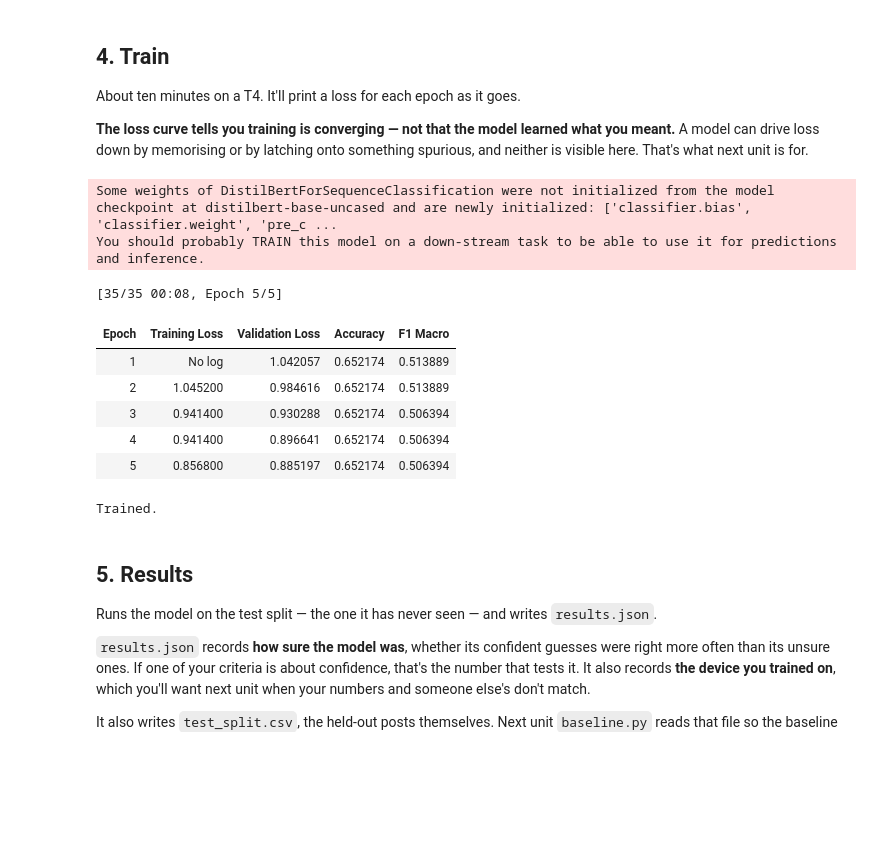
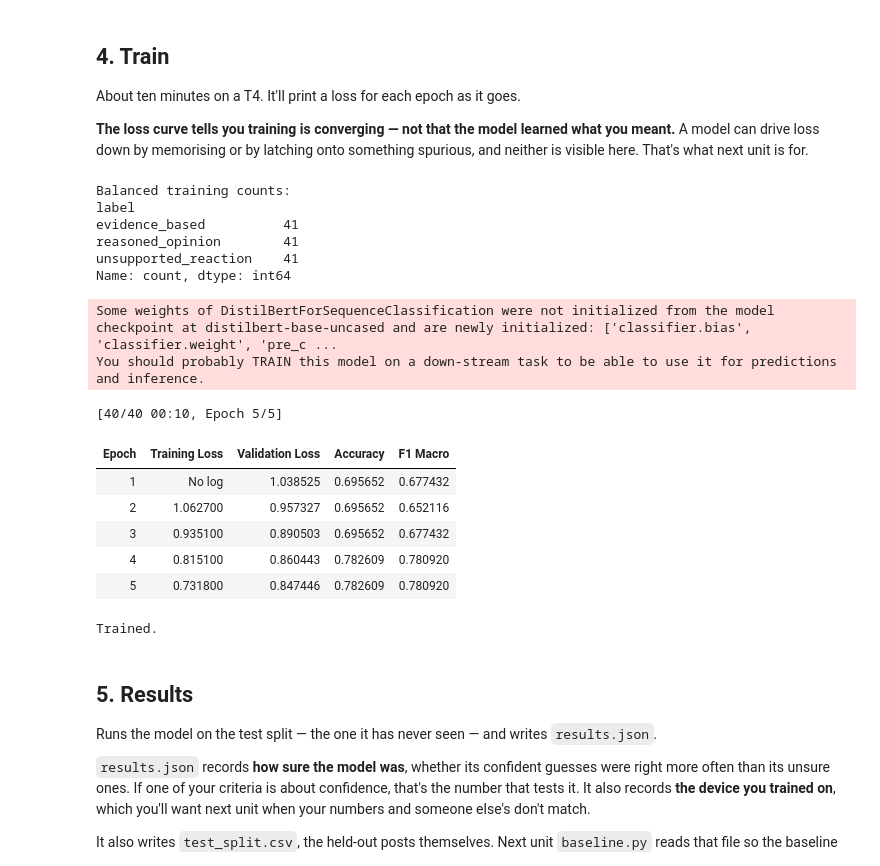
Before and after one commit to Dyuthi-sree/ai201-project3-takemeter-starter-v2026, a Jupyter notebook: takemeter.ipynb, the cells around one changed output. Drawn from its saved outputs; the diff is of its cells as text; code cells hidden in the pictures; blank space fills up the shorter version.

Commit message:
Measure balanced-training improvement across three seeds

```diff
--- a/takemeter.ipynb
+++ b/takemeter.ipynb
@@ -437,6 +437,29 @@ def train_model(train_df, val_df, labels, seed, epochs, learning_rate, batch_siz
                 base_model, quiet=False):
     """Fine-tune and return (trainer, tokenizer)."""
     set_seed(seed)
+        # Balance only the training split by oversampling smaller labels.
+    # Validation and test sets remain unchanged.
+    largest_label_count = train_df["label"].value_counts().max()
+    balanced_parts = []
+
+    for label_name in labels:
+        label_rows = train_df[train_df["label"] == label_name]
+        balanced_parts.append(
+            label_rows.sample(
+                n=largest_label_count,
+                replace=True,
+                random_state=seed,
+            )
+        )
+
+    balanced_train_df = (
+        pd.concat(balanced_parts, ignore_index=True)
+        .sample(frac=1, random_state=seed)
+        .reset_index(drop=True)
+    )
+
+    print("Balanced training counts:")
+    print(balanced_train_df["label"].value_counts())
 
     tokenizer = AutoTokenizer.from_pretrained(base_model)
     model = AutoModelForSequenceClassification.from_pretrained(
@@ -449,49 +472,56 @@ def train_model(train_df, val_df, labels, seed, epochs, learning_rate, batch_siz
     def tokenize(batch):
         return tokenizer(batch["text"], truncation=True, padding="max_length", max_length=MAX_LENGTH)
 
-    train_ds = Dataset.from_pandas(to_ids(train_df, labels)).map(tokenize, batched=True)
+    train_ds = Dataset.from_pandas(to_ids(balanced_train_df, labels)).map(
+    tokenize, batched=True)
     val_ds = Dataset.from_pandas(to_ids(val_df, labels)).map(tokenize, batched=True)
 
     args = TrainingArguments(
         output_dir="./takemeter_out",
         num_train_epochs=epochs,
         learning_rate=learning_rate,
         per_device_train_batch_size=batch_size,
         per_device_eval_batch_size=batch_size,
         eval_strategy="epoch",
         save_strategy="no",
         logging_steps=10,
         seed=seed,
         report_to="none",
         disable_tqdm=quiet,
     )
 
     trainer = Trainer(
         model=model,
         args=args,
         train_dataset=train_ds,
         eval_dataset=val_ds,
         compute_metrics=compute_metrics,
     )
     trainer.train()
     return trainer, tokenizer
 
 
 trainer, tokenizer = train_model(
     train_df, val_df, LABELS, SEED, EPOCHS, LEARNING_RATE, BATCH_SIZE, BASE_MODEL
 )
 print("\nTrained.")
 # %% [output]
-Some weights of DistilBertForSequenceClassification were not initialized from the model checkpoint at distilbert-base-uncased and are newly initialized: ['classifier.bias', 'classifier.weight', 'pre_c ...
-You should probably TRAIN this model on a down-stream task to be able to use it for predictions and inference.
+Balanced training counts:
+label
+evidence_based          41
+reasoned_opinion        41
+unsupported_reaction    41
+Name: count, dtype: int64
-[35/35 00:08, Epoch 5/5]
+Some weights of DistilBertForSequenceClassification were not initialized from the model checkpoint at distilbert-base-uncased and are newly initialized: ['classifier.bias', 'classifier.weight', 'pre_c ...
+You should probably TRAIN this model on a down-stream task to be able to use it for predictions and inference.
+[40/40 00:10, Epoch 5/5]
 | Epoch | Training Loss | Validation Loss | Accuracy | F1 Macro |
-| 1 | No log | 1.042057 | 0.652174 | 0.513889 |
-| 2 | 1.045200 | 0.984616 | 0.652174 | 0.513889 |
-| 3 | 0.941400 | 0.930288 | 0.652174 | 0.506394 |
-| 4 | 0.941400 | 0.896641 | 0.652174 | 0.506394 |
-| 5 | 0.856800 | 0.885197 | 0.652174 | 0.506394 |
+| 1 | No log | 1.038525 | 0.695652 | 0.677432 |
+| 2 | 1.062700 | 0.957327 | 0.695652 | 0.652116 |
+| 3 | 0.935100 | 0.890503 | 0.695652 | 0.677432 |
+| 4 | 0.815100 | 0.860443 | 0.782609 | 0.780920 |
+| 5 | 0.731800 | 0.847446 | 0.782609 | 0.780920 |
-Trained.
+Trained.
 # %% [markdown]
 ## 5. Results
 
```
Also changed, not shown: parts of 5 cells of this notebook, 2 other files.
